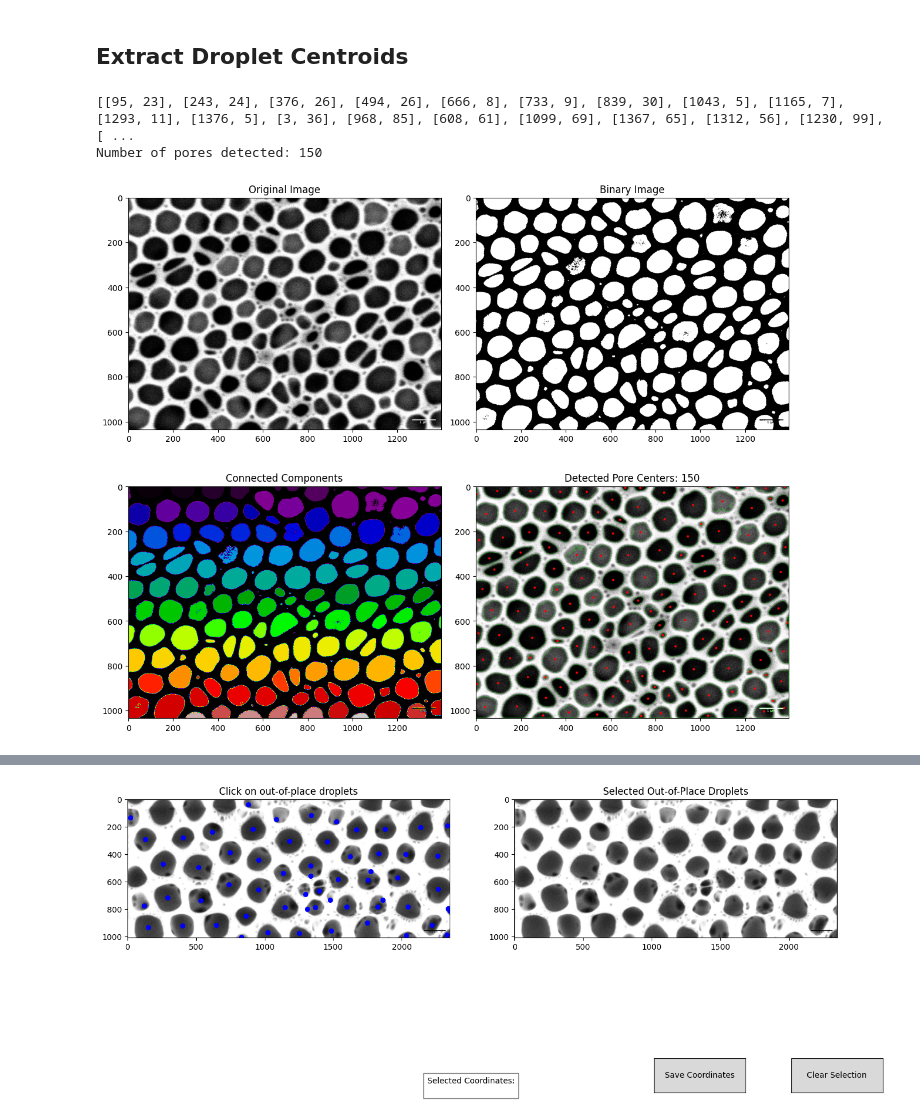
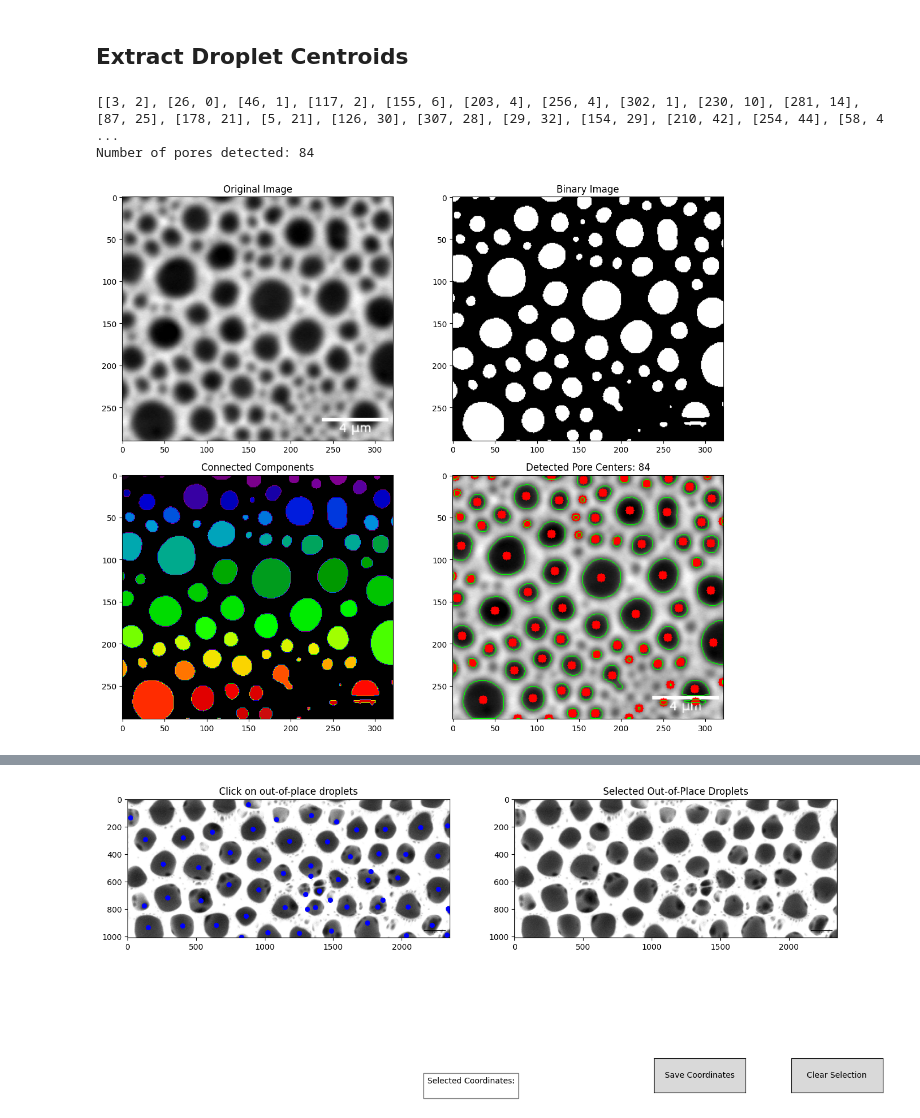
Before and after one commit to lemontang3/Python_Physics, a Jupyter notebook: Voronoi_Analysis.ipynb, the cells around one changed output, grey strips where cells are left out. Cells and saved outputs as stored; diff of their text form; code cells hidden in the pictures.

```diff
--- a/Voronoi_Analysis.ipynb
+++ b/Voronoi_Analysis.ipynb
@@ -44,7 +44,7 @@ import numpy as np
 import matplotlib.pyplot as plt
 
 # Load the image
-image_path = "sample6B.png"  # Update with your image path if needed
+image_path = "sample (7)B.png"  # Update with your image path if needed
 image = cv2.imread(image_path, cv2.IMREAD_GRAYSCALE)
 
 # Apply Gaussian blur to reduce noise
@@ -58,7 +58,7 @@ _, binary = cv2.threshold(blurred, 100, 255, cv2.THRESH_BINARY_INV)
 nb_components, labels, stats, centroids = cv2.connectedComponentsWithStats(binary, connectivity=8)
 
 # Filter components by size
-min_size = 100  # Minimum area to consider
+min_size = 3  # Minimum area to consider
 max_size = 100000  # Maximum area to consider (to filter out background)
 
 # Create output image for visualization
@@ -105,33 +105,33 @@ plt.title('Original Image')
 plt.subplot(2, 2, 2)
 plt.imshow(binary, cmap='gray')
 plt.title('Binary Image')
 
 # Labeled components (color-coded)
 plt.subplot(2, 2, 3)
 plt.imshow(labels, cmap='nipy_spectral')
 plt.title('Connected Components')
 
 # Final result with centers
 plt.subplot(2, 2, 4)
 plt.imshow(cv2.cvtColor(output_image, cv2.COLOR_BGR2RGB))
 plt.title(f'Detected Pore Centers: {len(filtered_centroids)}')
 
 plt.tight_layout()
 plt.savefig('improved_pore_detection.png', dpi=300)
 plt.show()
 
 # Save the results
 np.save('pore_centroids.npy', filtered_centroids)
 cv2.imwrite('pore_centers.png', output_image)
 
 # Also create a simple visualization showing just the original image with centers
 plt.figure(figsize=(10, 8))
 plt.imshow(image, cmap='gray')
 plt.scatter(filtered_centroids[:, 0], filtered_centroids[:, 1], c='red', s=30)
 plt.title('Detected Droplet Centers')
 plt.savefig('droplet_centers.png', dpi=300)
 plt.show()
 # %% [output]
-[[95, 23], [243, 24], [376, 26], [494, 26], [666, 8], [733, 9], [839, 30], [1043, 5], [1165, 7], [1293, 11], [1376, 5], [3, 36], [968, 85], [608, 61], [1099, 69], [1367, 65], [1312, 56], [1230, 99], [ ...
-Number of pores detected: 150
+[[3, 2], [26, 0], [46, 1], [117, 2], [155, 6], [203, 4], [256, 4], [302, 1], [230, 10], [281, 14], [87, 25], [178, 21], [5, 21], [126, 30], [307, 28], [29, 32], [154, 29], [210, 42], [254, 44], [58, 4 ...
+Number of pores detected: 84
-[figure, old version]
+[figure, new version]
```
Also changed, not shown: parts of 5 cells of this notebook, 13 other files.
